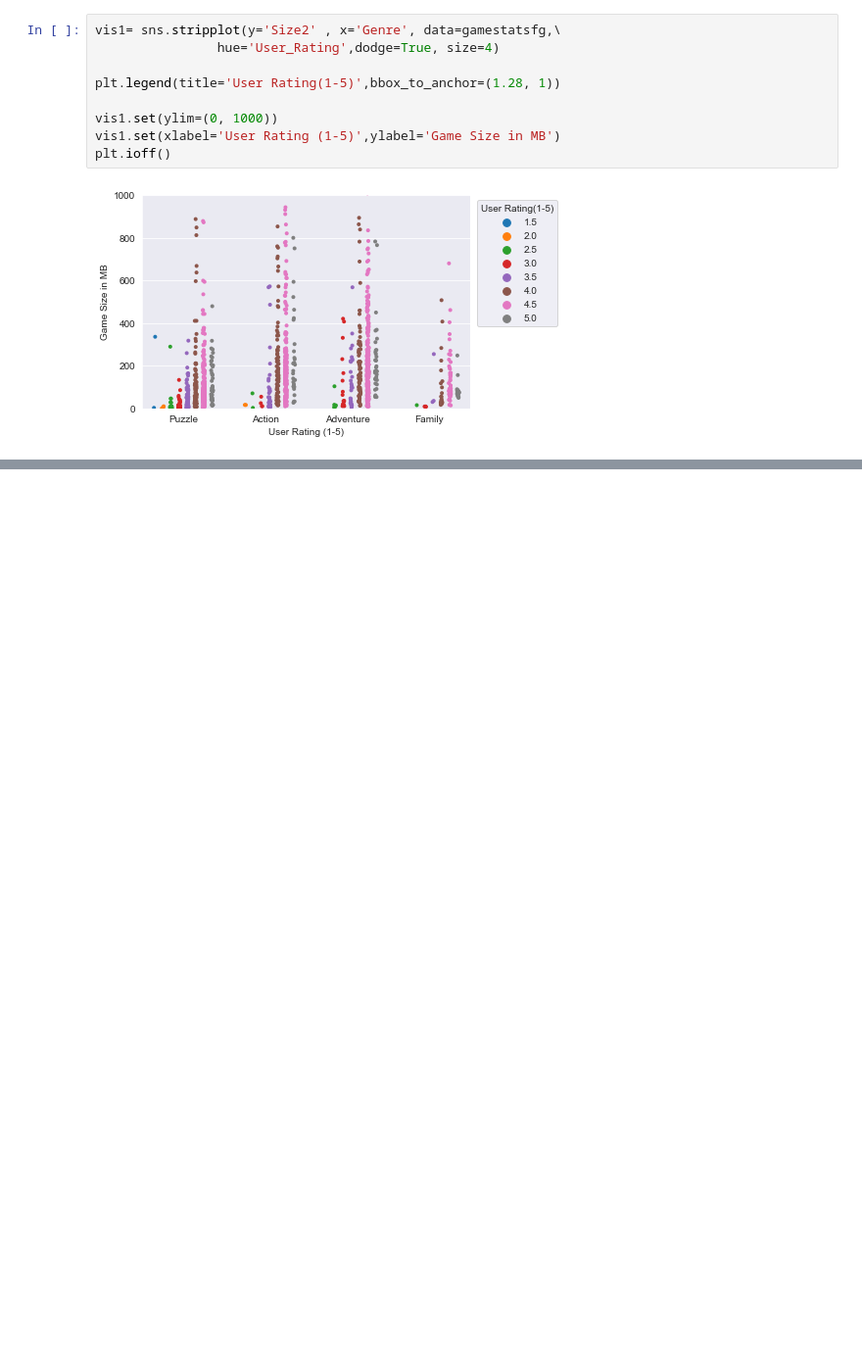
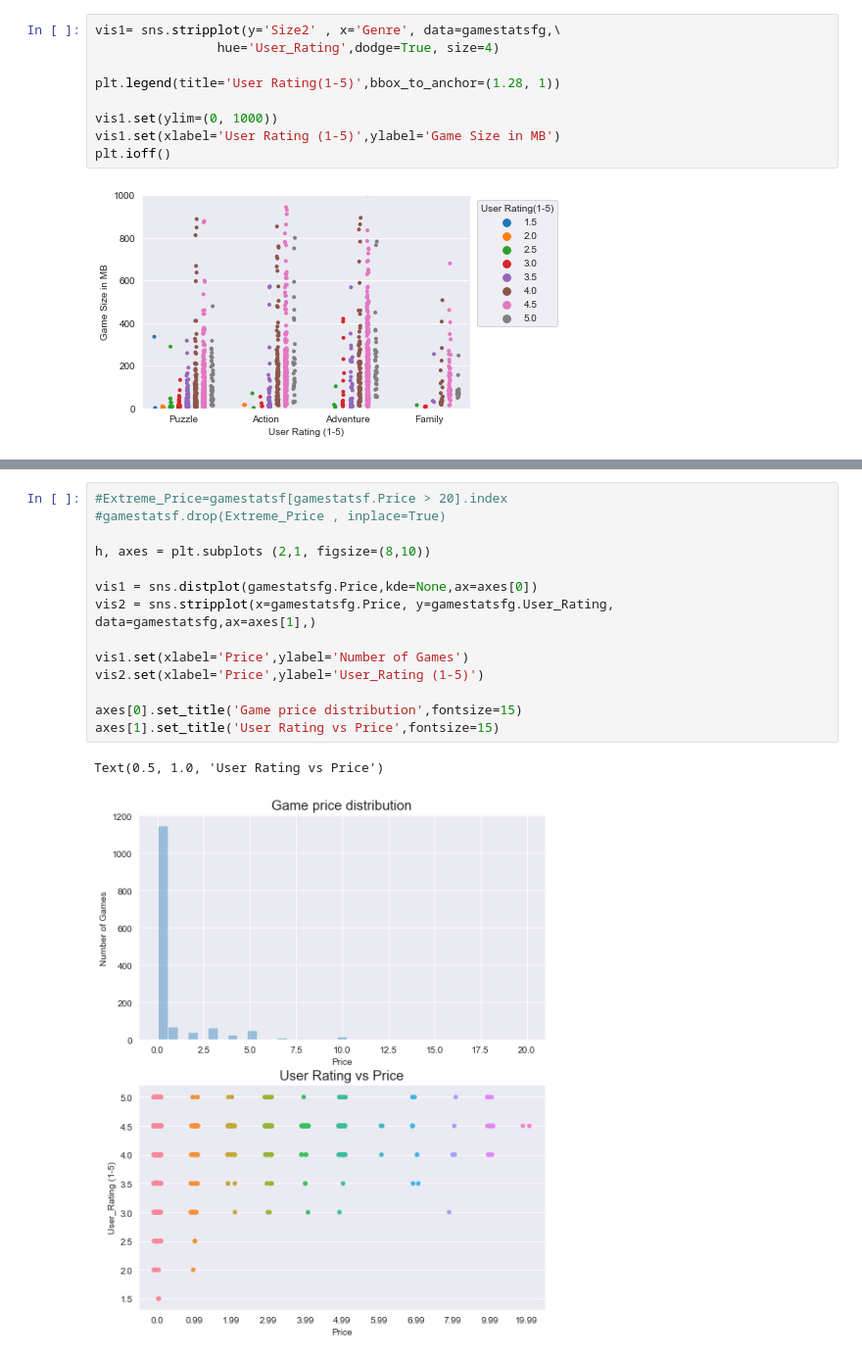
Before and after one commit to hkhoi/Mobile_Game_Analysis, a Jupyter notebook: 17K Mobile Game Analysis.ipynb, the cells around one changed output, grey strips where cells are left out. Shown at 98% size. Saved outputs shown, nothing was run; the diff lists cells and outputs as text; blank space fills up the shorter version.

```diff
--- a/17K Mobile Game Analysis.ipynb
+++ b/17K Mobile Game Analysis.ipynb
@@ -127,0 +208,17 @@ plt.ioff()
+# %%
+#Extreme_Price=gamestatsf[gamestatsf.Price > 20].index
+#gamestatsf.drop(Extreme_Price , inplace=True)
+
+h, axes = plt.subplots (2,1, figsize=(8,10))
+
+vis1 = sns.distplot(gamestatsfg.Price,kde=None,ax=axes[0])
+vis2 = sns.stripplot(x=gamestatsfg.Price, y=gamestatsfg.User_Rating, data=gamestatsfg,ax=axes[1],)
+
+vis1.set(xlabel='Price',ylabel='Number of Games')
+vis2.set(xlabel='Price',ylabel='User_Rating (1-5)')
+
+axes[0].set_title('Game price distribution',fontsize=15)
+axes[1].set_title('User Rating vs Price',fontsize=15)
+# %% [output]
+Text(0.5, 1.0, 'User Rating vs Price')
+[figure, added]
```
Also changed, not shown: parts of 20 cells of this notebook.
